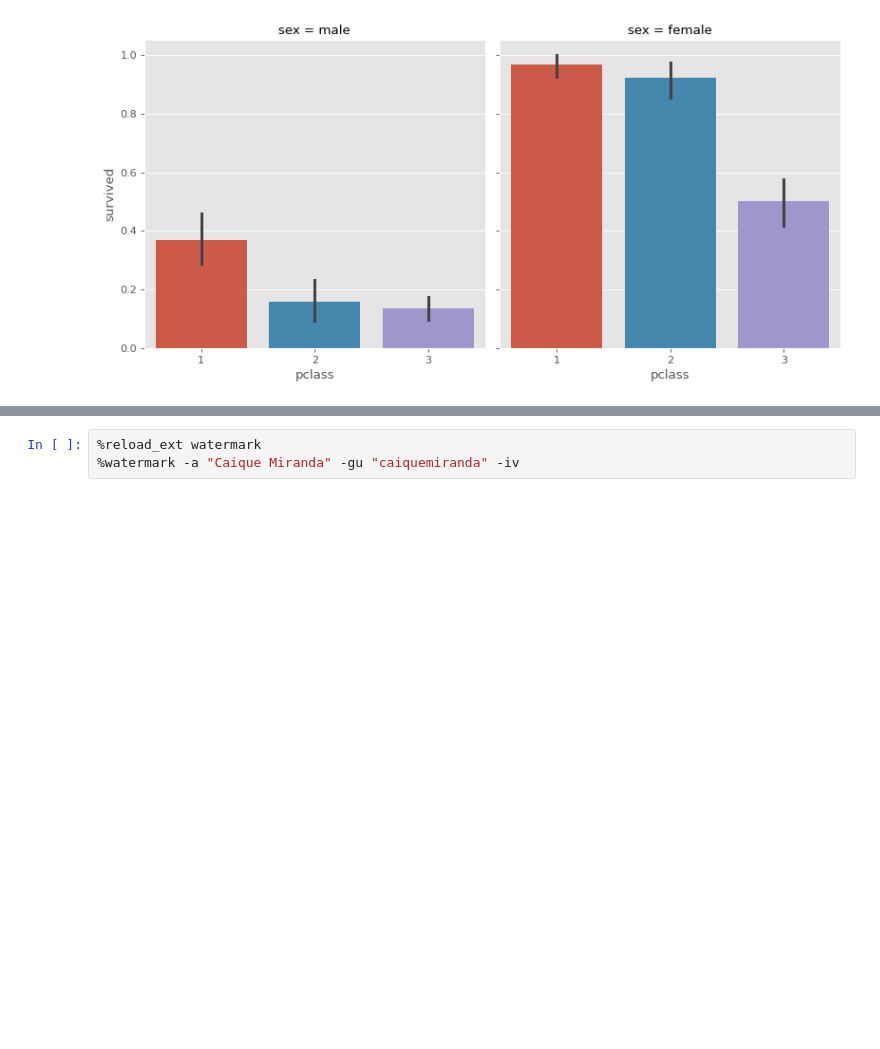
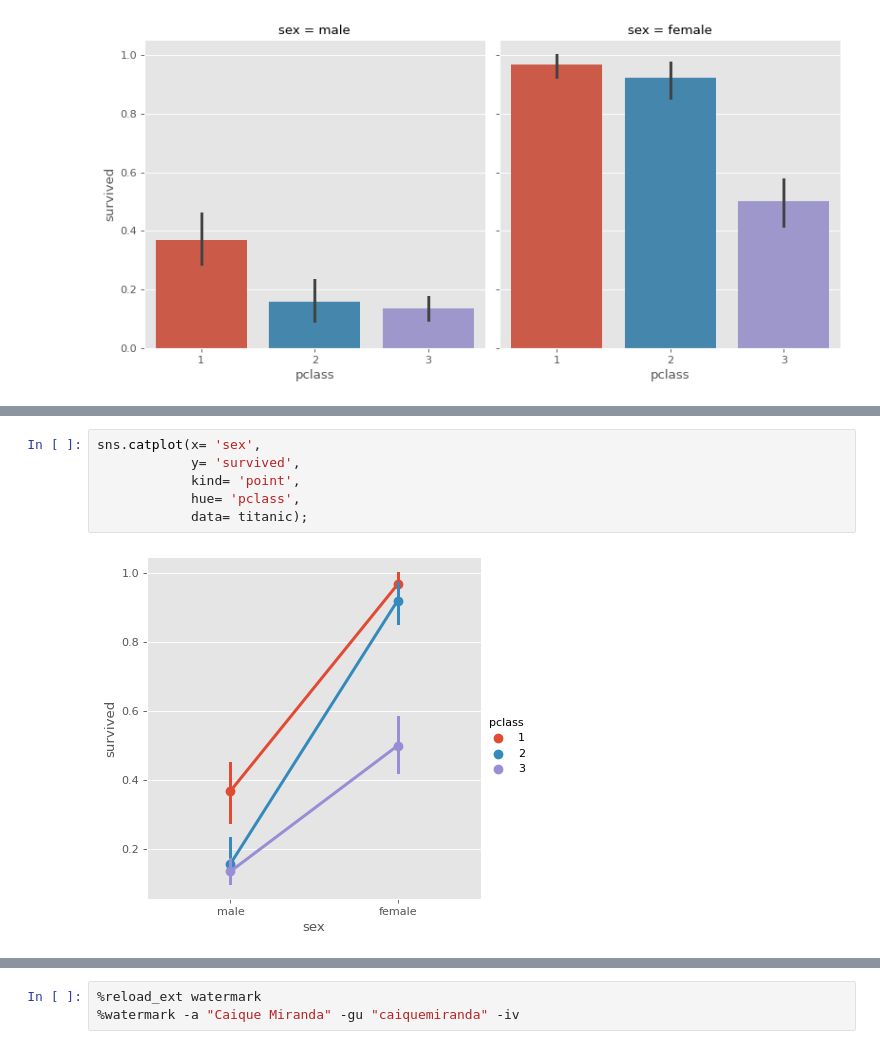
Before and after one commit to caiquemiranda/data-visualization-python, a Jupyter notebook: 10-analysis-visualization-titanic-dataset.ipynb, the cells around one changed output, grey strips where cells are left out. Saved outputs shown, nothing was run; the diff lists cells and outputs as text; blank space fills up the shorter version.

```diff
--- a/10-analysis-visualization-titanic-dataset.ipynb
+++ b/10-analysis-visualization-titanic-dataset.ipynb
@@ -325,0 +333,8 @@ sns.catplot(x= 'pclass',
+# %%
+sns.catplot(x= 'sex',
+            y= 'survived',
+            kind= 'point',
+            hue= 'pclass',
+            data= titanic);
+# %% [output]
+[figure, added]
```
Also changed, not shown: parts of 2 cells of this notebook.
